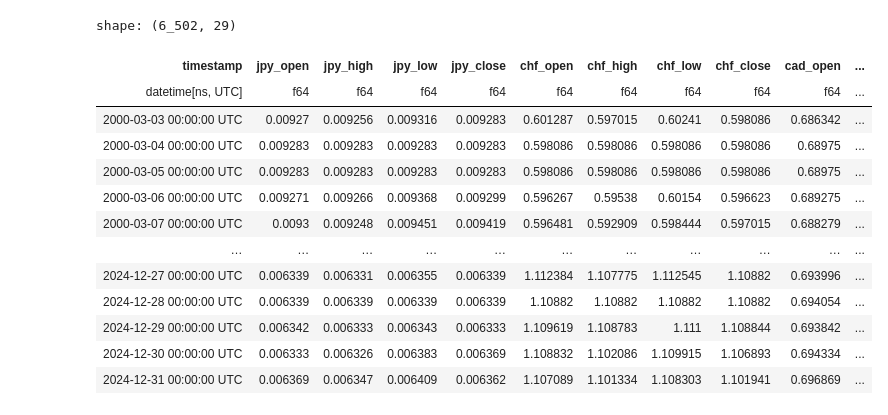
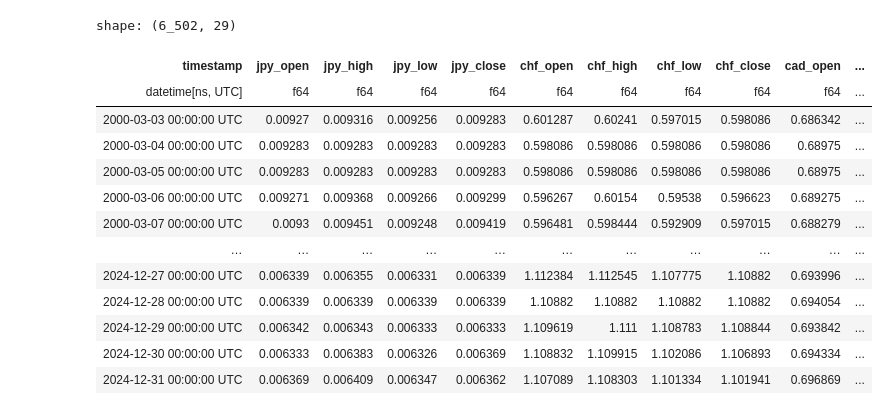
Before and after one commit to RobertHotchkiss/yet_another_machine_learning_repo, a Jupyter notebook: src/notebooks/multi_asset_trading.ipynb, the cells around one changed output. Saved outputs shown, nothing was run; the diff lists cells and outputs as text; code cells hidden in the pictures.

```diff
--- a/src/notebooks/multi_asset_trading.ipynb
+++ b/src/notebooks/multi_asset_trading.ipynb
@@ -242,25 +469,26 @@ def calculate_target(df: pl.DataFrame, ccy: str) -> pl.DataFrame:
         (forward_return(ccy) - peer_mean_return).alias(f"{ccy}_target")
     )
 # %%
-# Align each close series by its timestamp; retain timestamps present in any pair.
-all = (
+# Align each series by timestamp; retain only fully observed OHLC rows.
+all_raw = (
     pl.concat(renamed_dict.values(), how="align_full")
     .sort("timestamp")
-).drop_nulls()
-all
+    .drop_nulls()
+)
+all_raw
 # %% [output]
 shape: (6_502, 29)
 | timestamp | jpy_open | jpy_high | jpy_low | jpy_close | chf_open | chf_high | chf_low | chf_close | cad_open | ... |
 | datetime[ns, UTC] | f64 | f64 | f64 | f64 | f64 | f64 | f64 | f64 | f64 | ... |
-| 2000-03-03 00:00:00 UTC | 0.00927 | 0.009256 | 0.009316 | 0.009283 | 0.601287 | 0.597015 | 0.60241 | 0.598086 | 0.686342 | ... |
+| 2000-03-03 00:00:00 UTC | 0.00927 | 0.009316 | 0.009256 | 0.009283 | 0.601287 | 0.60241 | 0.597015 | 0.598086 | 0.686342 | ... |
 | 2000-03-04 00:00:00 UTC | 0.009283 | 0.009283 | 0.009283 | 0.009283 | 0.598086 | 0.598086 | 0.598086 | 0.598086 | 0.68975 | ... |
 | 2000-03-05 00:00:00 UTC | 0.009283 | 0.009283 | 0.009283 | 0.009283 | 0.598086 | 0.598086 | 0.598086 | 0.598086 | 0.68975 | ... |
-| 2000-03-06 00:00:00 UTC | 0.009271 | 0.009266 | 0.009368 | 0.009299 | 0.596267 | 0.59538 | 0.60154 | 0.596623 | 0.689275 | ... |
-| 2000-03-07 00:00:00 UTC | 0.0093 | 0.009248 | 0.009451 | 0.009419 | 0.596481 | 0.592909 | 0.598444 | 0.597015 | 0.688279 | ... |
+| 2000-03-06 00:00:00 UTC | 0.009271 | 0.009368 | 0.009266 | 0.009299 | 0.596267 | 0.60154 | 0.59538 | 0.596623 | 0.689275 | ... |
+| 2000-03-07 00:00:00 UTC | 0.0093 | 0.009451 | 0.009248 | 0.009419 | 0.596481 | 0.598444 | 0.592909 | 0.597015 | 0.688279 | ... |
 | … | … | … | … | … | … | … | … | … | … | ... |
-| 2024-12-27 00:00:00 UTC | 0.006339 | 0.006331 | 0.006355 | 0.006339 | 1.112384 | 1.107775 | 1.112545 | 1.10882 | 0.693996 | ... |
+| 2024-12-27 00:00:00 UTC | 0.006339 | 0.006355 | 0.006331 | 0.006339 | 1.112384 | 1.112545 | 1.107775 | 1.10882 | 0.693996 | ... |
 | 2024-12-28 00:00:00 UTC | 0.006339 | 0.006339 | 0.006339 | 0.006339 | 1.10882 | 1.10882 | 1.10882 | 1.10882 | 0.694054 | ... |
-| 2024-12-29 00:00:00 UTC | 0.006342 | 0.006333 | 0.006343 | 0.006333 | 1.109619 | 1.108783 | 1.111 | 1.108844 | 0.693842 | ... |
-| 2024-12-30 00:00:00 UTC | 0.006333 | 0.006326 | 0.006383 | 0.006369 | 1.108832 | 1.102086 | 1.109915 | 1.106893 | 0.694334 | ... |
-| 2024-12-31 00:00:00 UTC | 0.006369 | 0.006347 | 0.006409 | 0.006362 | 1.107089 | 1.101334 | 1.108303 | 1.101941 | 0.696869 | ... |
+| 2024-12-29 00:00:00 UTC | 0.006342 | 0.006343 | 0.006333 | 0.006333 | 1.109619 | 1.111 | 1.108783 | 1.108844 | 0.693842 | ... |
+| 2024-12-30 00:00:00 UTC | 0.006333 | 0.006383 | 0.006326 | 0.006369 | 1.108832 | 1.109915 | 1.102086 | 1.106893 | 0.694334 | ... |
+| 2024-12-31 00:00:00 UTC | 0.006369 | 0.006409 | 0.006347 | 0.006362 | 1.107089 | 1.108303 | 1.101334 | 1.101941 | 0.696869 | ... |
 # %%
```
Also changed, not shown: parts of 3 cells of this notebook, 4 other files.
